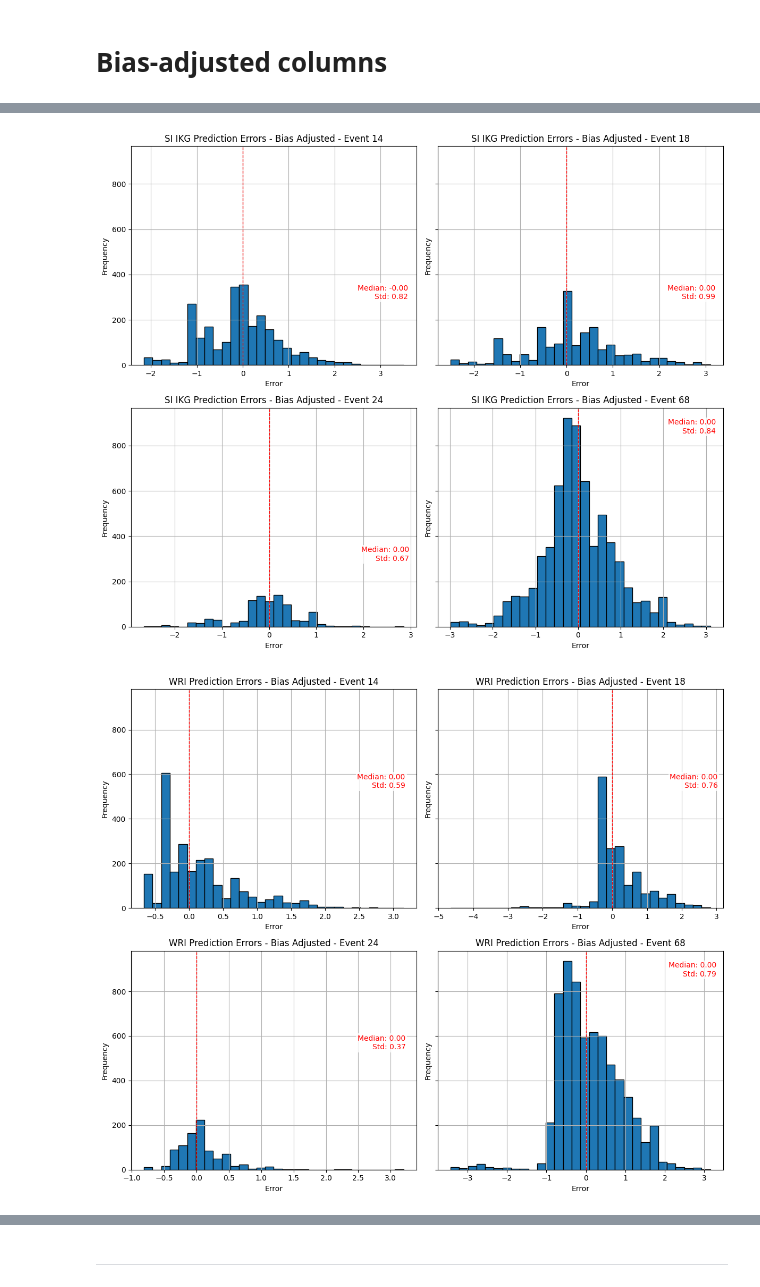
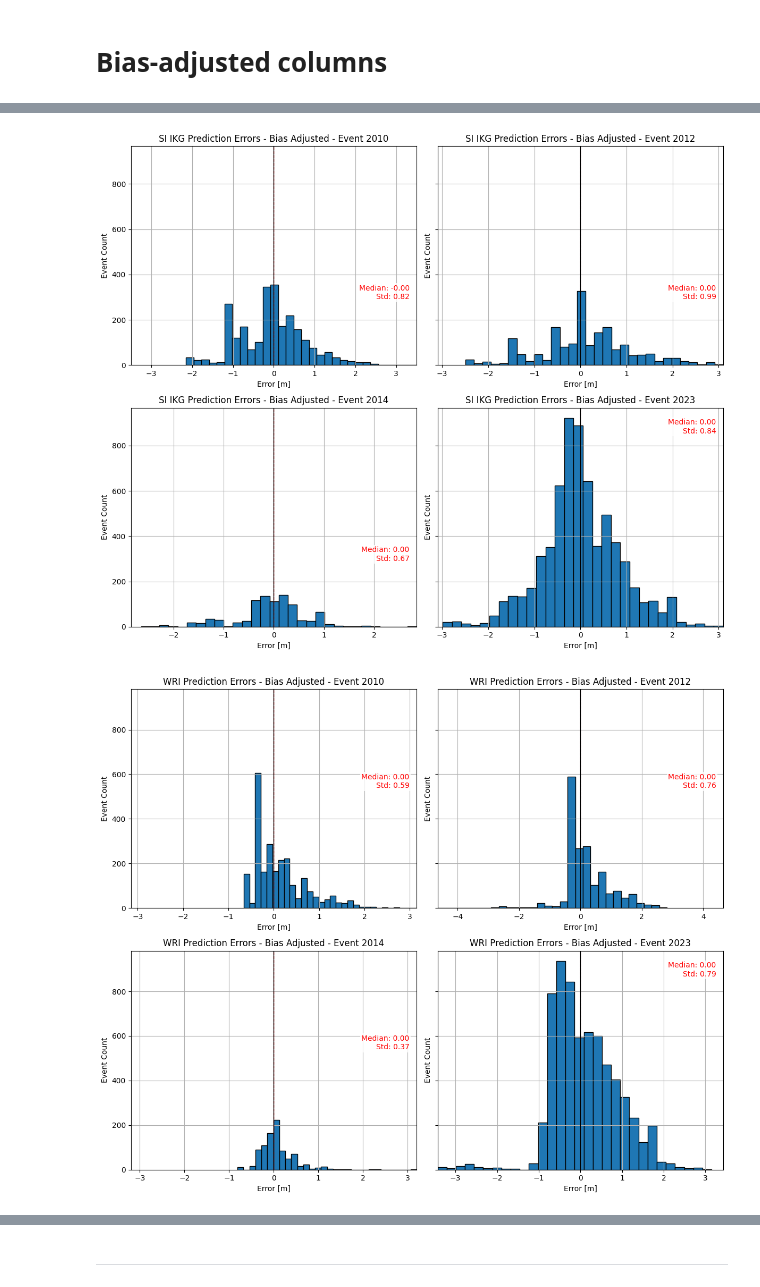
Before and after one commit to KubeljK/cvar-masters, a Jupyter notebook: notebooks/009-kk-compare-flood-depths-model-results.ipynb, the cells around one changed output, grey strips where cells are left out. Cells and saved outputs as stored; diff of their text form; code cells hidden in the pictures.

```diff
--- a/notebooks/009-kk-compare-flood-depths-model-results.ipynb
+++ b/notebooks/009-kk-compare-flood-depths-model-results.ipynb
@@ -137,13 +153,18 @@ def plot_errors_histogram(df, true_column, predicted_column, title: str = "Histo
     errors = df[true_column] - df[predicted_column]
     ax.hist(errors, bins=30, edgecolor="black")
     ax.set_title(f"{title}")
-    ax.set_xlabel("Error")
-    ax.set_ylabel("Frequency")
+    ax.set_xlabel("Error [m]")
+    ax.set_ylabel("Event Count")
     ax.grid(alpha=1)
 
     median_error = errors.median()
     std_error = errors.std()
     ax.axvline(median_error, color="red", linestyle="dashed", linewidth=1)
+    ax.axvline(0, color="black", linestyle="solid", linewidth=1)  # Draw a line at x=0
+
+    # Set x-axis limits to ensure 0 is in the middle
+    max_abs_error = max(abs(errors.min()), abs(errors.max()))
+    ax.set_xlim(-max_abs_error, max_abs_error)
 
     # Get the current axis limits
     xlim = ax.get_xlim()
@@ -168,17 +189,17 @@ df.plot(x="measured_depth", y="predicted_si_depth", kind="scatter")
 # %%
 fig, axes = plt.subplots(2, 2, figsize=(12, 10), sharey=True)
 
-for idx, event_id in enumerate(events):
+for idx, event_label in enumerate(events):
     row = idx // 2
     col = idx % 2
     _df = df.copy()
-    _df = _df[_df["DogodekId"]==event_id]
-    # _df = _df[_df["distance_to_water"]<100]
+    _df = _df[_df["DogodekLabel"]==event_label]
+    # _df = _df[_df["distance_to_water"]<50]
     plot_errors_histogram(
         _df,
         "measured_depth",
         "predicted_si_depth",
-        title=f"SI IKG Prediction Errors - Event {event_id}",
+        title=f"SI IKG Prediction Errors - Event {event_label}",
         ax=axes[row, col]
     )
 
@@ -198,17 +219,17 @@ df.plot(x="measured_depth", y="predicted_wri_depth", kind="scatter")
 # %%
 fig, axes = plt.subplots(2, 2, figsize=(12, 10), sharey=True)
 
-for idx, event_id in enumerate(events):
+for idx, event_label in enumerate(events):
     row = idx // 2
     col = idx % 2
     _df = df.copy()
-    _df = _df[_df["DogodekId"]==event_id]
-    _df = _df[_df["distance_to_water"]<100]
+    _df = _df[_df["DogodekLabel"]==event_label]
+    # _df = _df[_df["distance_to_water"]<50]
     plot_errors_histogram(
         _df,
         "measured_depth",
         "predicted_wri_depth",
-        title=f"WRI Prediction Errors - Event {event_id}",
+        title=f"WRI Prediction Errors - Event {event_label}",
         ax=axes[row, col]
     )
 
@@ -269,43 +282,43 @@ df.tail(20)
 # %%
 fig, axes = plt.subplots(2, 2, figsize=(12, 10), sharey=True)
 
-for idx, event_id in enumerate(events):
+for idx, event_label in enumerate(events):
     row = idx // 2
     col = idx % 2
     _df = df.copy()
-    _df = _df[_df["DogodekId"]==event_id]
+    _df = _df[_df["DogodekLabel"]==event_label]
     plot_errors_histogram(
         _df,
         "measured_depth",
         "predicted_si_depth_bias_adjusted",
-        title=f"SI IKG Prediction Errors - Bias Adjusted - Event {event_id}",
+        title=f"SI IKG Prediction Errors - Bias Adjusted - Event {event_label}",
         ax=axes[row, col]
     )
 
 plt.tight_layout()
 plt.show()
 # %% [output]
-[figure, old version]
+[figure, new version]
 # %%
 fig, axes = plt.subplots(2, 2, figsize=(12, 10), sharey=True)
 
-for idx, event_id in enumerate(events):
+for idx, event_label in enumerate(events):
     row = idx // 2
     col = idx % 2
     _df = df.copy()
-    _df = _df[_df["DogodekId"]==event_id]
+    _df = _df[_df["DogodekLabel"]==event_label]
     plot_errors_histogram(
         _df,
         "measured_depth",
         "predicted_wri_depth_bias_adjusted",
-        title=f"WRI Prediction Errors - Bias Adjusted - Event {event_id}",
+        title=f"WRI Prediction Errors - Bias Adjusted - Event {event_label}",
         ax=axes[row, col]
     )
 
 plt.tight_layout()
 plt.show()
 # %% [output]
-[figure, old version]
+[figure, new version]
 # %%
 
 import matplotlib.pyplot as plt
```
Also changed, not shown: parts of 24 cells of this notebook.
